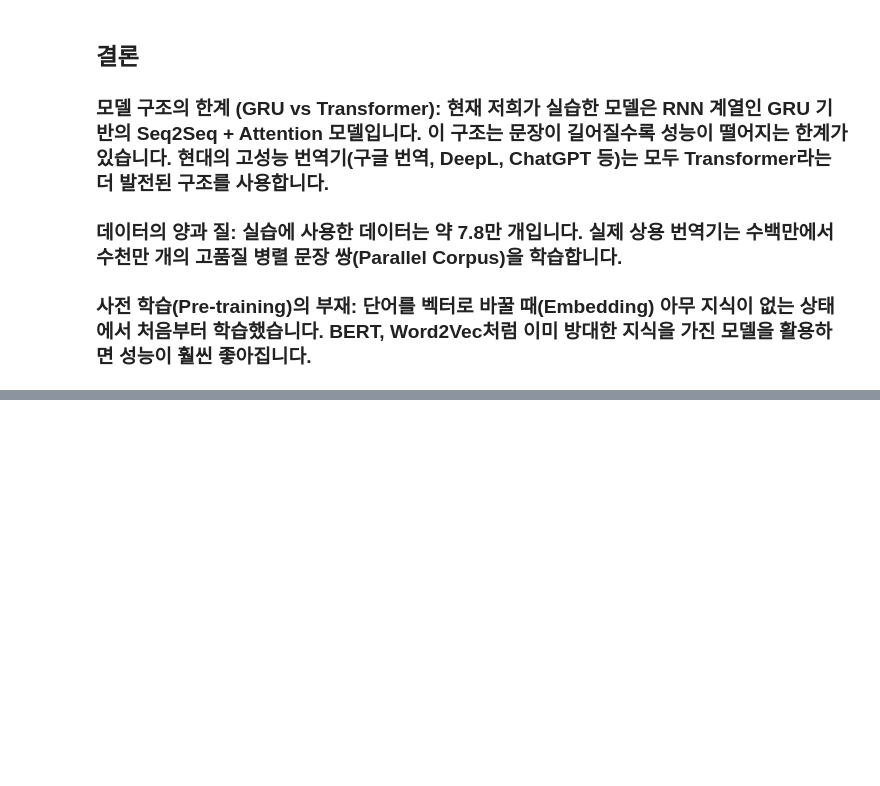
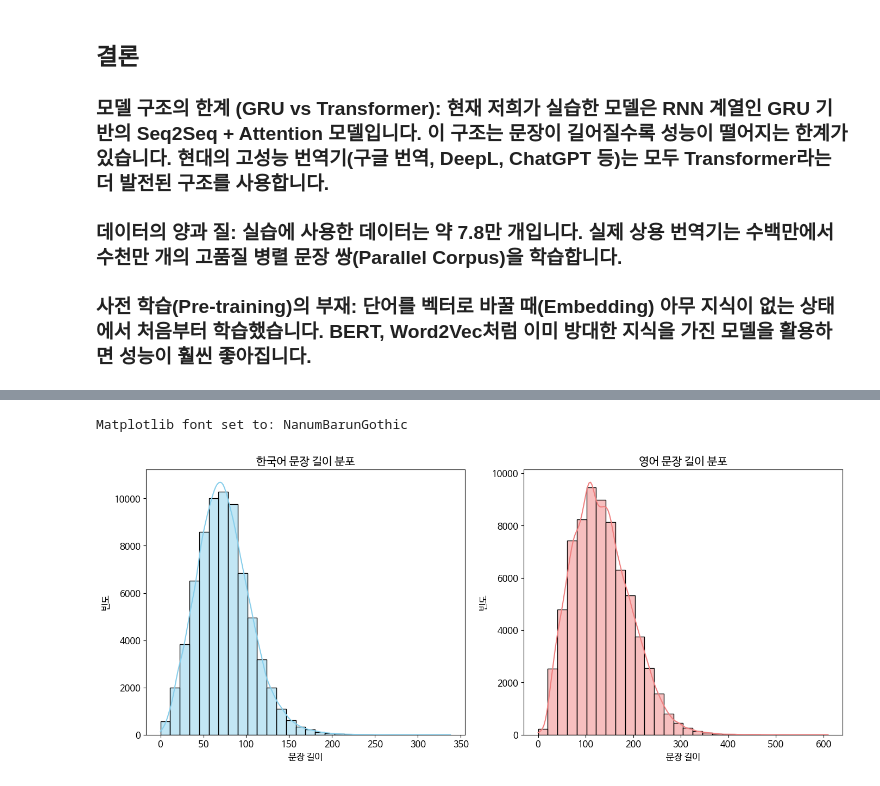
Before and after one commit to todd-jang/AIFFEL_quest_rs, a Jupyter notebook: GoingDeeper/05_Attention/Seq2seq와_Attention[프로젝트]_Seq2seq으로_번역기_만들기.ipynb, the cells around one changed output, grey strips where cells are left out. Saved outputs shown, nothing was run; the diff lists cells and outputs as text; code cells hidden in the pictures; blank space fills up the shorter version.

```diff
--- a/GoingDeeper/05_Attention/Seq2seq와_Attention[프로젝트]_Seq2seq으로_번역기_만들기.ipynb
+++ b/GoingDeeper/05_Attention/Seq2seq와_Attention[프로젝트]_Seq2seq으로_번역기_만들기.ipynb
@@ -2231,0 +2674,60 @@ Predicted translation: ['▁the', '▁death', '▁toll', '▁occurred', '▁.']
+# %%
+import matplotlib.pyplot as plt
+import seaborn as sns
+import matplotlib.font_manager as fm
+import os
+
+# NanumBarunGothic 폰트 경로
+fontpath = "/usr/share/fonts/truetype/nanum/NanumBarunGothic.ttf"
+
+# 폰트 파일이 존재하는지 확인 (선택 사항, 하지만 유용)
+if not os.path.exists(fontpath):
+    print(f"Warning: Font file not found at {fontpath}. Korean text might not display correctly.")
+else:
+    try:
+        # 폰트를 Matplotlib의 폰트 관리자에 추가
+        fm.fontManager.addfont(fontpath)
+
+        prop = fm.FontProperties(fname=fontpath)
+        font_name = prop.get_name()
+
+        # Matplotlib의 기본 폰트 설정을 NanumBarunGothic으로 명시적으로 재설정합니다.
+        plt.rcParams['font.family'] = font_name
+        plt.rcParams['font.sans-serif'] = [font_name] + plt.rcParams['font.sans-serif'] # NanumBarunGothic을 최우선으로 설정
+        plt.rcParams['axes.unicode_minus'] = False # 마이너스 부호 문제 해결
+        plt.rcParams['font.size'] = 12 # 기본 폰트 크기 설정
+
+        print(f"Matplotlib font set to: {font_name}")
+
+    except Exception as e:
+        print(f"Error setting font: {e}")
+        print("Continuing with default fonts, Korean text might not display correctly.")
+
+
+# 한국어 문장 길이 계산
+ko_lengths = full_train_data['ko'].apply(len)
+
+# 영어 문장 길이 계산
+en_lengths = full_train_data['en'].apply(len)
+
+plt.figure(figsize=(14, 6))
+
+# 한국어 문장 길이 분포
+plt.subplot(1, 2, 1)
+sns.histplot(ko_lengths, bins=30, kde=True, color='skyblue')
+plt.title('한국어 문장 길이 분포', fontsize=15)
+plt.xlabel('문장 길이', fontsize=12)
+plt.ylabel('빈도', fontsize=12)
+
+# 영어 문장 길이 분포
+plt.subplot(1, 2, 2)
+sns.histplot(en_lengths, bins=30, kde=True, color='lightcoral')
+plt.title('영어 문장 길이 분포', fontsize=15)
+plt.xlabel('문장 길이', fontsize=12)
+plt.ylabel('빈도', fontsize=12)
+
+plt.tight_layout()
+plt.show()
+# %% [output]
+Matplotlib font set to: NanumBarunGothic
+[figure, added]
```
Also changed, not shown: parts of 17 cells of this notebook.
